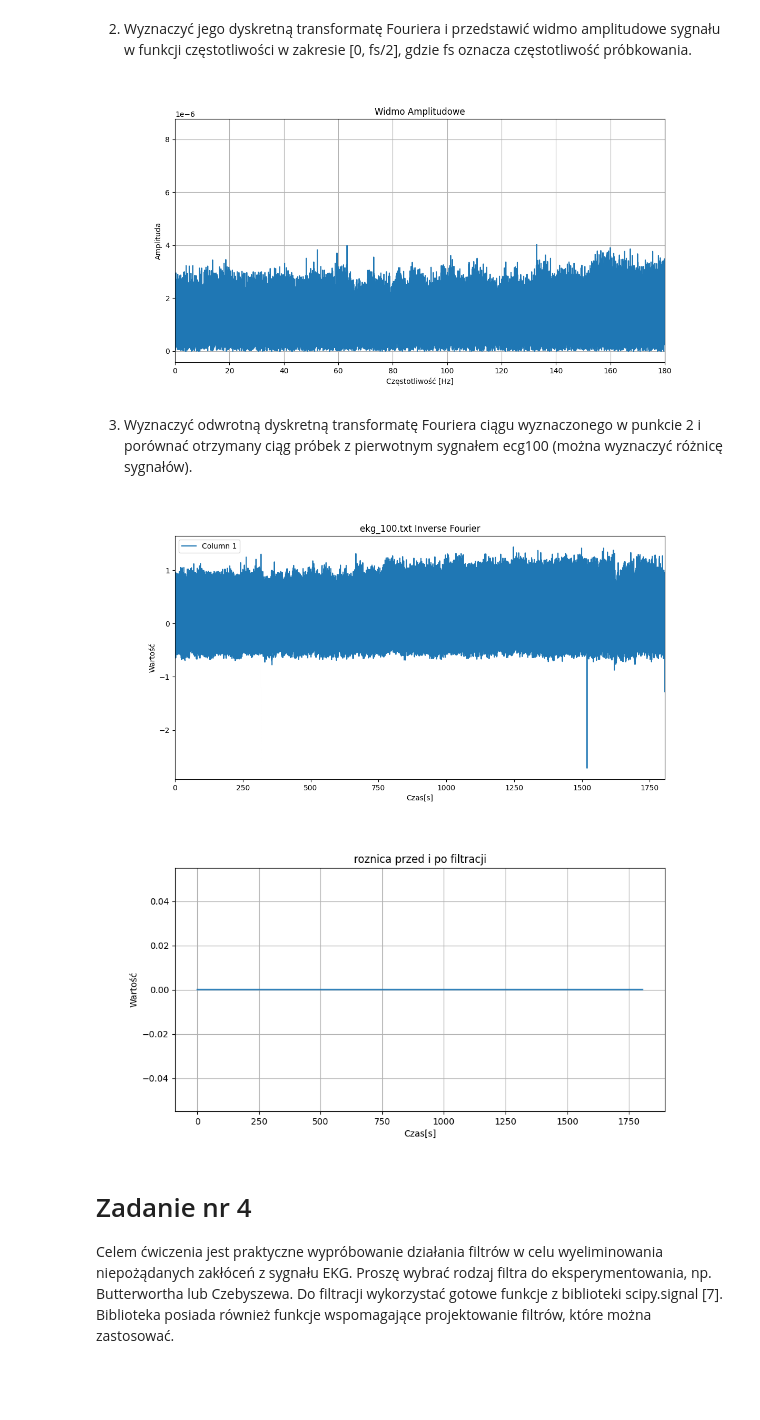
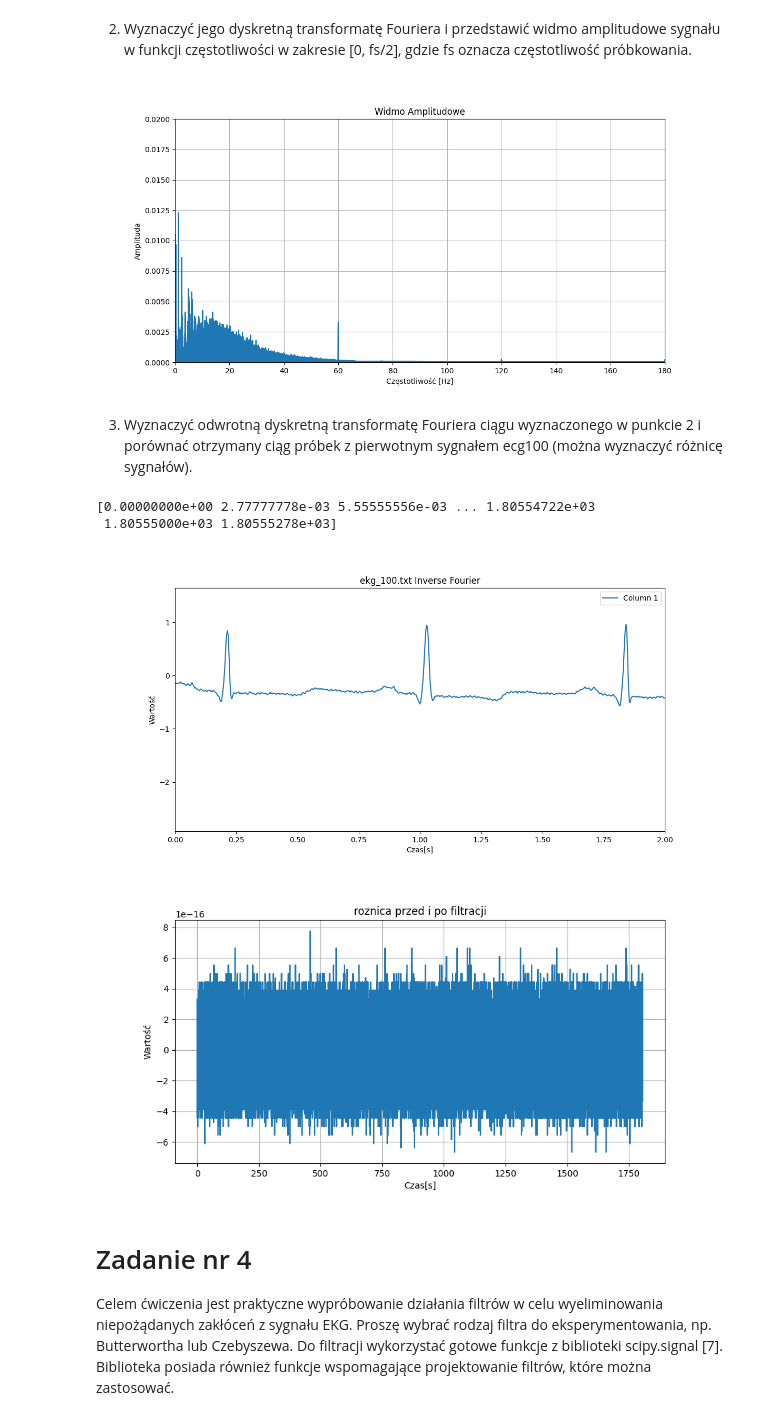
Before and after one commit to LUKIS123/CPSiO-PWR, a Jupyter notebook: Lab1/Lab1.ipynb, the cells around one changed output. Drawn from its saved outputs; the diff is of its cells as text; code cells hidden in the pictures; blank space fills up the shorter version.

```diff
--- a/Lab1/Lab1.ipynb
+++ b/Lab1/Lab1.ipynb
@@ -348,7 +354,7 @@ częstotliwość próbkowania.
 # %%
 global data_ekg_100, ekg_100_time
 
-length = len(data_ekg_100)
+length = len(data_ekg_100[:, 0])
 sampling_rate = 360
 
 # Wyznacz dyskretną transformatę Fouriera tego sygnału i przedstaw jego widmo
@@ -356,9 +362,9 @@ sampling_rate = 360
 # częstotliwość próbkowania.
 
 # Dyskretna Transformata Fouriera (DFT)
-dft_result = np.fft.fft(data_ekg_100)
+dft_result = np.fft.rfft(data_ekg_100[:, 0])
 # Obliczenie częstotliwości
-freq = np.fft.fftfreq(length, 1/sampling_rate)
+freq = np.fft.rfftfreq(length, 1/sampling_rate)
 
 # Widmo amplitudowe
 # Normalizacja przez długość sygnału
@@ -373,20 +379,26 @@ plt.title('Widmo Amplitudowe')
 plt.xlabel('Częstotliwość [Hz]')
 plt.ylabel('Amplituda')
 plt.xlim(0, sampling_rate / 2)  # Zakres częstotliwości [0, fs/2]
+plt.ylim(0, 0.02)
 plt.grid(True)
 plt.show()
 # %% [output]
-[figure, old version]
+[figure, new version]
 # %% [markdown]
 3. Wyznaczyć odwrotną dyskretną transformatę Fouriera ciągu wyznaczonego w
 punkcie 2 i porównać otrzymany ciąg próbek z pierwotnym sygnałem ecg100
 (można wyznaczyć różnicę sygnałów).
+# %%
+print(ekg_100_time)
+# %% [output]
+[0.00000000e+00 2.77777778e-03 5.55555556e-03 ... 1.80554722e+03
+ 1.80555000e+03 1.80555278e+03]
 # %%
 global data_ekg_100, ekg_100_time
 
 length = len(dft_result)
 
-invdft_result = np.fft.ifft(dft_result)
+invdft_result = np.fft.irfft(dft_result)
 
 plt.figure(figsize=(12, 6))
 plt.plot(ekg_100_time, invdft_result)
@@ -395,22 +407,22 @@ plt.legend(["Column " + str(i + 1) for i in range(len(data_ekg_100[0]))])
 plt.title('ekg_100.txt Inverse Fourier')
 plt.xlabel('Czas[s]')
 plt.ylabel('Wartość')
-plt.xlim(ekg_100_time[0], ekg_100_time[len(ekg_100_time) - 1])
+plt.xlim(ekg_100_time[0], 2)
 
 plt.show()
 # %% [output]
-[figure, old version]
+[figure, new version]
 # %%
-roznica = data_ekg_100 - invdft_result
+roznica = data_ekg_100[:, 0] - invdft_result
 plt.figure(figsize=(10, 5))
 plt.plot(ekg_100_time, roznica)
 plt.title('roznica przed i po filtracji')
 plt.xlabel('Czas[s]')
 plt.ylabel('Wartość')
 plt.grid(True)
 plt.show()
 # %% [output]
-[figure, old version]
+[figure, new version]
 # %% [markdown]
 
 # Zadanie nr 4
```
Also changed, not shown: parts of 4 cells of this notebook.
